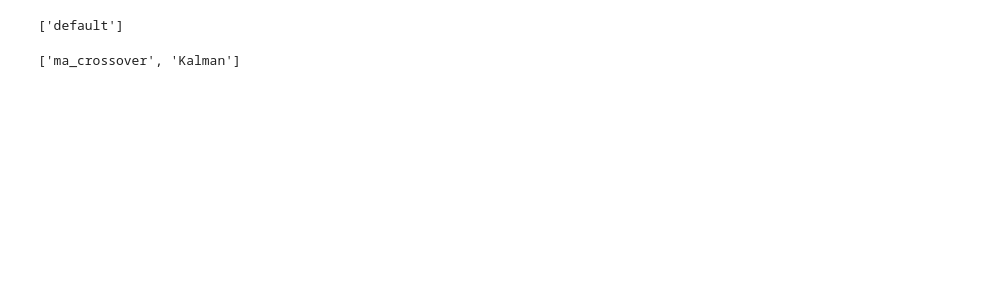
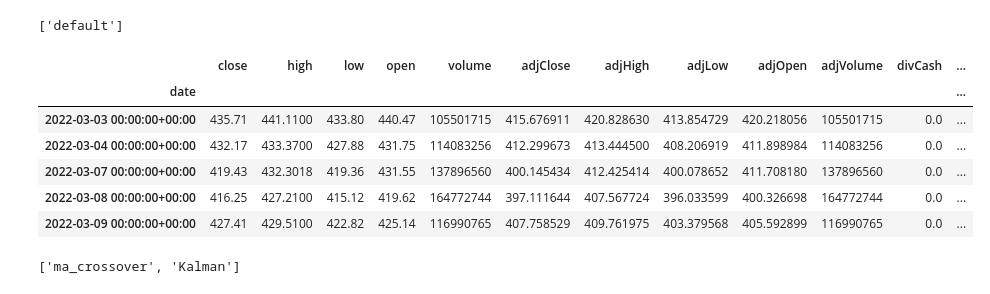
Before and after one commit to niornob/vatecas, a Jupyter notebook: src/backtesting/backtest.ipynb, the cells around one changed output. Drawn from its saved outputs; the diff is of its cells as text; code cells hidden in the pictures; blank space fills up the shorter version.

```diff
--- a/src/backtesting/backtest.ipynb
+++ b/src/backtesting/backtest.ipynb
@@ -31,7 +31,18 @@ default_portfolio = portfolio_registry.get('default')
 # %%
 tickers = ["SPY", "AAPL", "NVDA", "MSFT", "AMZN", "META", "GOOGL", "AVGO", "TSLA", "BRK-B", "GOOG", "JPM"]  # List of tickers
 data = {ticker: pd.read_parquet(os.path.join(data_path, f"{ticker}.parquet")) for ticker in tickers}
 data = {tk: df.loc[default_portfolio.portfolio.initial_time:] for tk, df in data.items()}
+
+data = {tk: df.iloc[:-0] for tk, df in data.items()}
+data['SPY'].tail()
+# %% [output]
+|  | close | high | low | open | volume | adjClose | adjHigh | adjLow | adjOpen | adjVolume | divCash | ... |
+| date |  |  |  |  |  |  |  |  |  |  |  | ... |
+| 2022-03-03 00:00:00+00:00 | 435.71 | 441.1100 | 433.80 | 440.47 | 105501715 | 415.676911 | 420.828630 | 413.854729 | 420.218056 | 105501715 | 0.0 | ... |
+| 2022-03-04 00:00:00+00:00 | 432.17 | 433.3700 | 427.88 | 431.75 | 114083256 | 412.299673 | 413.444500 | 408.206919 | 411.898984 | 114083256 | 0.0 | ... |
+| 2022-03-07 00:00:00+00:00 | 419.43 | 432.3018 | 419.36 | 431.55 | 137896560 | 400.145434 | 412.425414 | 400.078652 | 411.708180 | 137896560 | 0.0 | ... |
+| 2022-03-08 00:00:00+00:00 | 416.25 | 427.2100 | 415.12 | 419.62 | 164772744 | 397.111644 | 407.567724 | 396.033599 | 400.326698 | 164772744 | 0.0 | ... |
+| 2022-03-09 00:00:00+00:00 | 427.41 | 429.5100 | 422.82 | 425.14 | 116990765 | 407.758529 | 409.761975 | 403.379568 | 405.592899 | 116990765 | 0.0 | ... |
 # %%
 signal_registry = SignalRegistry()
 # %%
```
Also changed, not shown: parts of 7 cells of this notebook, 4 other files.
